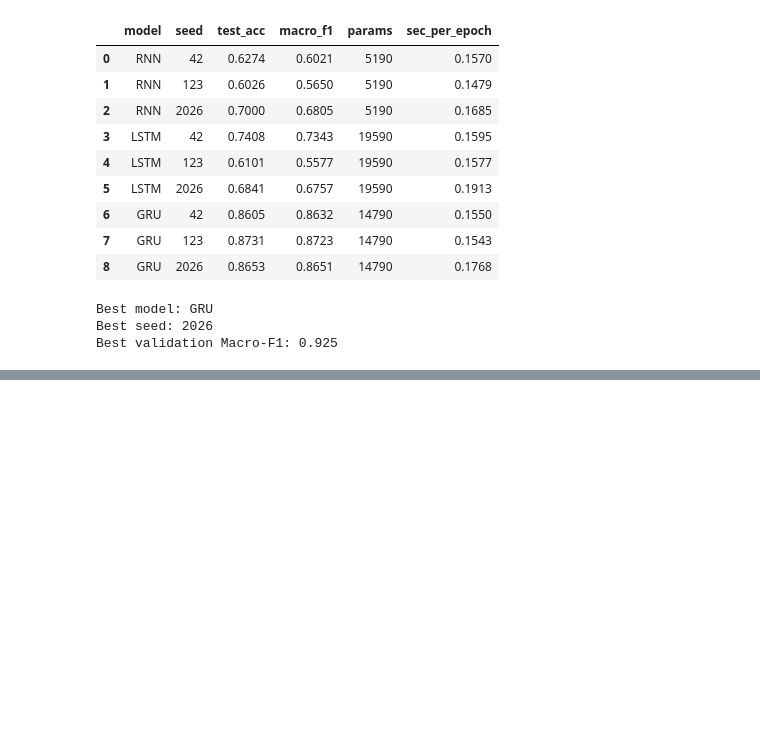
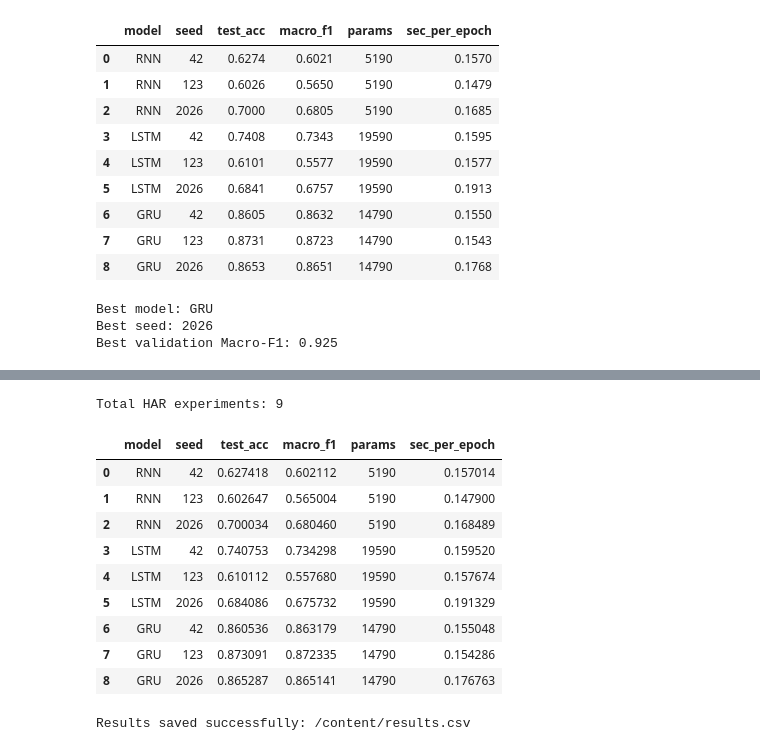
Before and after one commit to GUNJANSUMAN/accomadationfeedback, a Jupyter notebook: assgn_dnn.ipynb, the cells around one changed output, grey strips where cells are left out. Cells and saved outputs as stored; diff of their text form; code cells hidden in the pictures; blank space fills up the shorter version.

```diff
--- a/assgn_dnn.ipynb
+++ b/assgn_dnn.ipynb
@@ -1712,0 +1869,34 @@ Best validation Macro-F1: 0.925
+# %%
+
+# Section 5.7 - Verify HAR Experimental Results
+
+# Load the consolidated results file
+all_results = pd.read_csv(RESULTS_FILE)
+
+# Extract Problem 1 HAR experiments
+har_final_results = all_results[
+    all_results["problem"] == "P1_HAR"
+]
+
+print("Total HAR experiments:", len(har_final_results))
+
+display(
+    har_final_results[
+        ["model", "seed", "test_acc", "macro_f1", "params", "sec_per_epoch"]
+    ]
+)
+
+print("\nResults saved successfully:", RESULTS_FILE)
+# %% [output]
+Total HAR experiments: 9
+|  | model | seed | test_acc | macro_f1 | params | sec_per_epoch |
+| 0 | RNN | 42 | 0.627418 | 0.602112 | 5190 | 0.157014 |
+| 1 | RNN | 123 | 0.602647 | 0.565004 | 5190 | 0.147900 |
+| 2 | RNN | 2026 | 0.700034 | 0.680460 | 5190 | 0.168489 |
+| 3 | LSTM | 42 | 0.740753 | 0.734298 | 19590 | 0.159520 |
+| 4 | LSTM | 123 | 0.610112 | 0.557680 | 19590 | 0.157674 |
+| 5 | LSTM | 2026 | 0.684086 | 0.675732 | 19590 | 0.191329 |
+| 6 | GRU | 42 | 0.860536 | 0.863179 | 14790 | 0.155048 |
+| 7 | GRU | 123 | 0.873091 | 0.872335 | 14790 | 0.154286 |
+| 8 | GRU | 2026 | 0.865287 | 0.865141 | 14790 | 0.176763 |
+Results saved successfully: /content/results.csv
```
Also changed, not shown: parts of 4 cells of this notebook.
